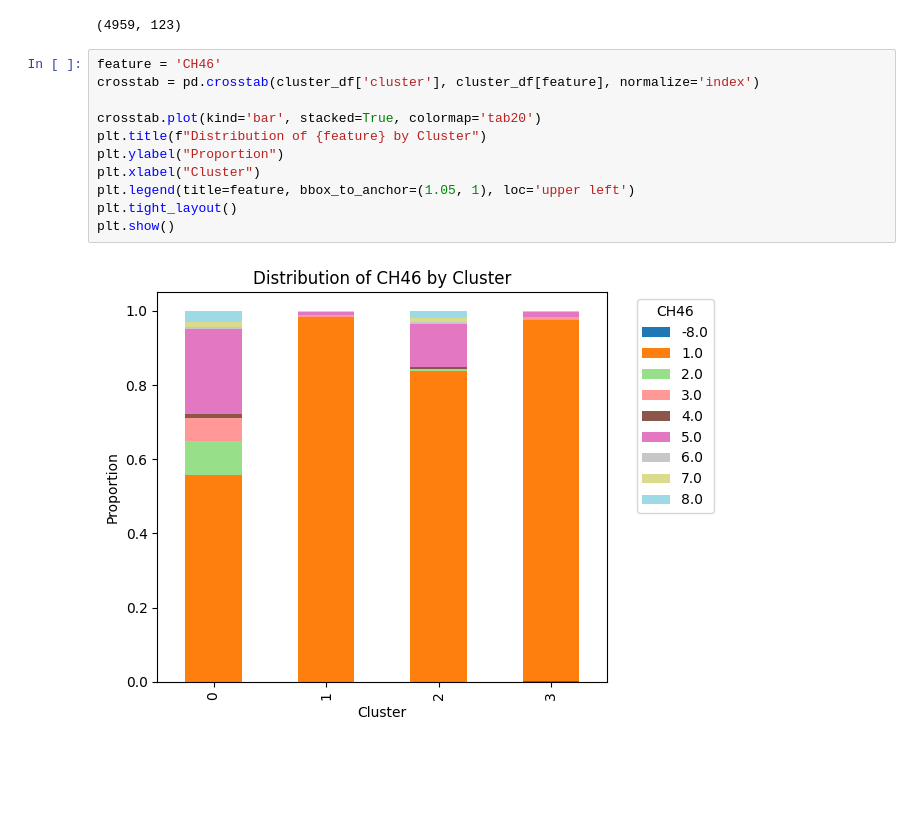
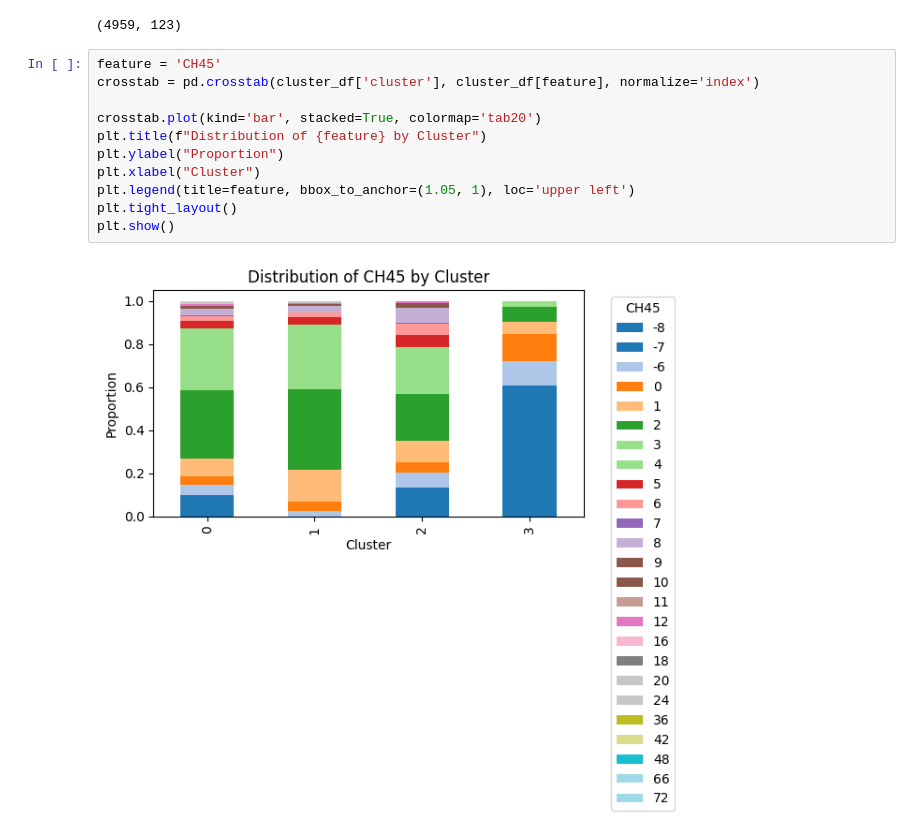
Before and after one commit to samroska/milestone-2-siads-696, a Jupyter notebook: data-explore.ipynb, the cells around one changed output. Saved outputs shown, nothing was run; the diff lists cells and outputs as text; blank space fills up the shorter version.

```diff
--- a/data-explore.ipynb
+++ b/data-explore.ipynb
@@ -77,16 +77,16 @@ cluster_df.shape
 # %% [output]
 (4959, 123)
 # %%
-feature = 'CH46'
+feature = 'CH45'
 crosstab = pd.crosstab(cluster_df['cluster'], cluster_df[feature], normalize='index')
 
 crosstab.plot(kind='bar', stacked=True, colormap='tab20')
 plt.title(f"Distribution of {feature} by Cluster")
 plt.ylabel("Proportion")
 plt.xlabel("Cluster")
 plt.legend(title=feature, bbox_to_anchor=(1.05, 1), loc='upper left')
 plt.tight_layout()
 plt.show()
 # %% [output]
-[figure, old version]
+[figure, new version]
 # %%
```
Also changed, not shown: parts of 2 cells of this notebook.
